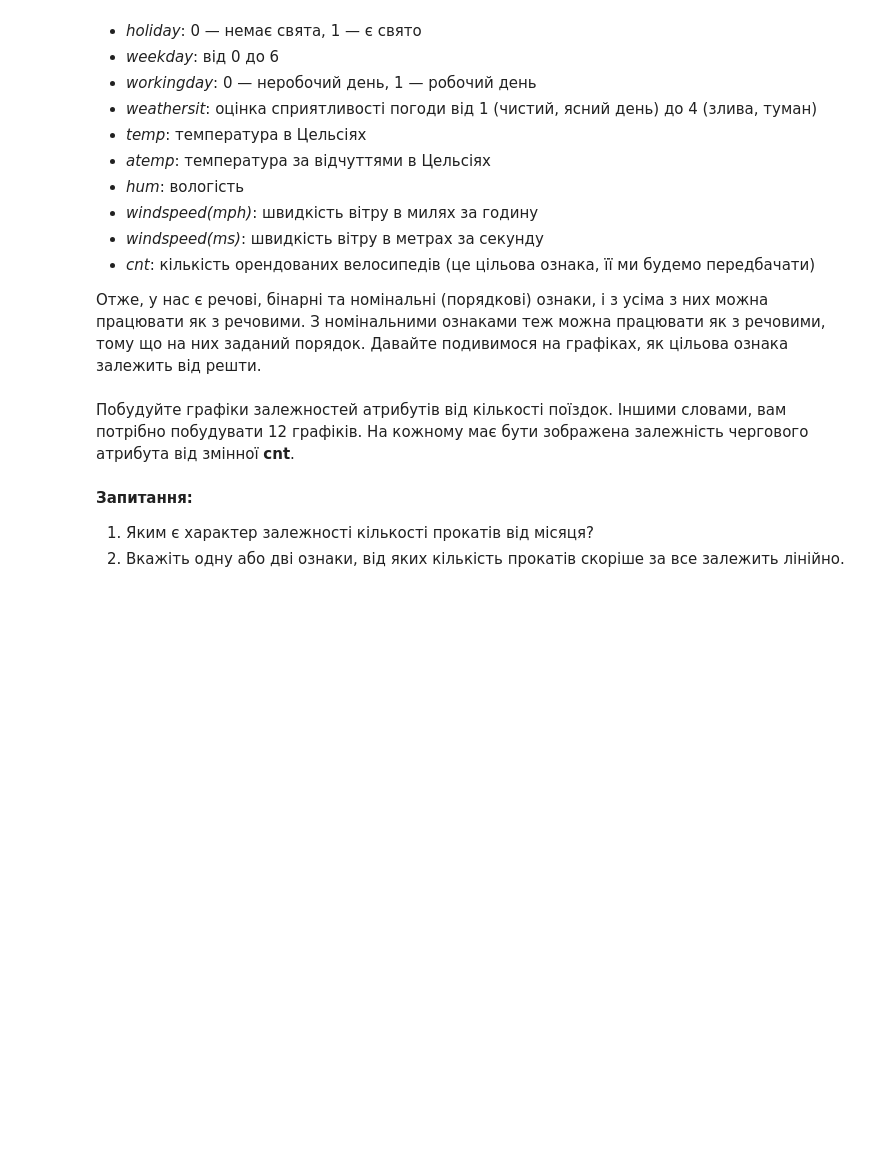
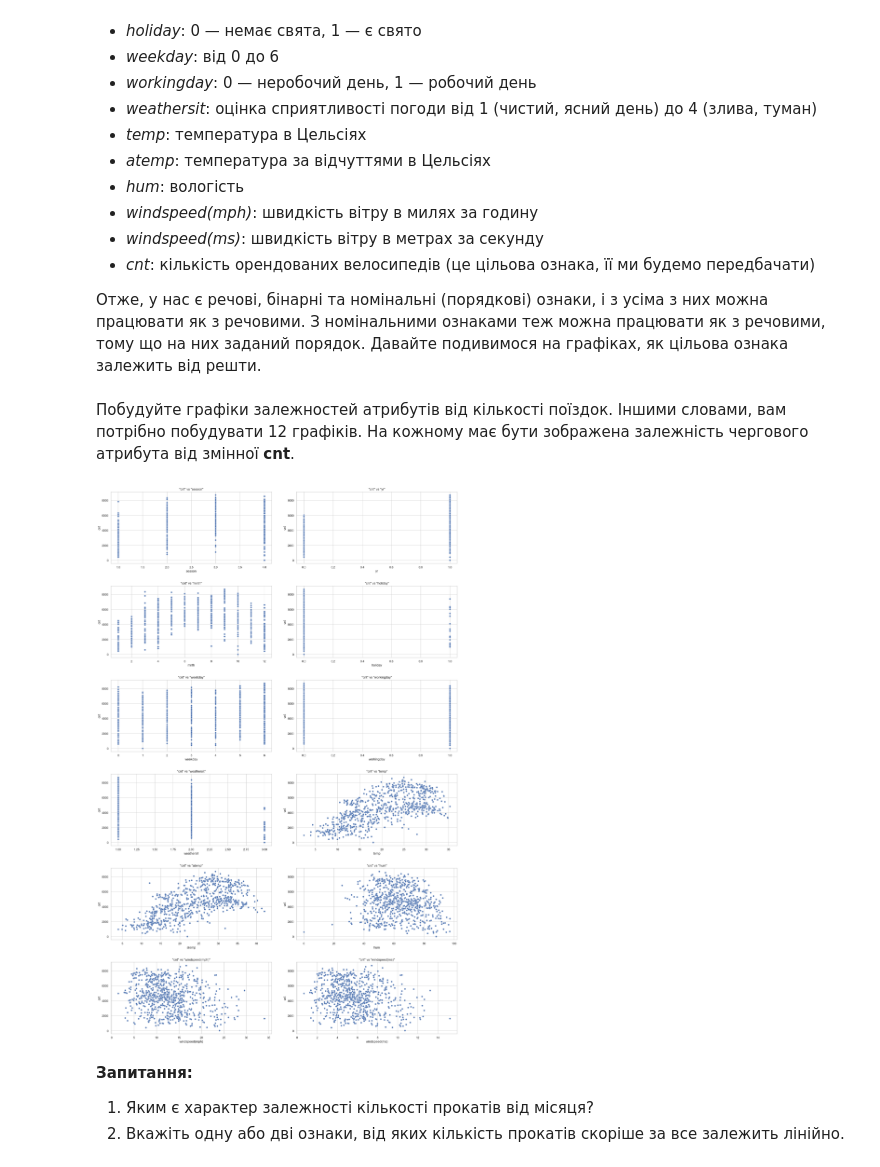
Before and after one commit to Korniev/Data-Sciense, a Jupyter notebook: hw_04/hw_04.ipynb, the cells around one changed output. Saved outputs shown, nothing was run; the diff lists cells and outputs as text; code cells hidden in the pictures; blank space fills up the shorter version.

Commit message:
added 12 graphics for task 1

```diff
--- a/hw_04/hw_04.ipynb
+++ b/hw_04/hw_04.ipynb
@@ -52,3 +51,18 @@ df.head()
+# %%
+sns.set_theme(style="whitegrid")
+
+features = ['season', 'yr', 'mnth', 'holiday', 'weekday', 'workingday', 'weathersit', 'temp', 'atemp', 'hum', 'windspeed(mph)', 'windspeed(ms)']
+
+fig, axes = plt.subplots(nrows=6, ncols=2, figsize=(20, 30))
+fig.tight_layout(pad=5.0)
+
+for i, feature in enumerate(features):
+    row, col = i // 2, i % 2
+    sns.scatterplot(data=df, x=feature, y='cnt', ax=axes[row, col]).set(title=f'"cnt" vs "{feature}"')
+
+plt.show()
+# %% [output]
+[figure, added]
 # %% [markdown]
 __Запитання:__
 1. Яким є характер залежності кількості прокатів від місяця?
```
Also changed, not shown: parts of 2 cells of this notebook.
